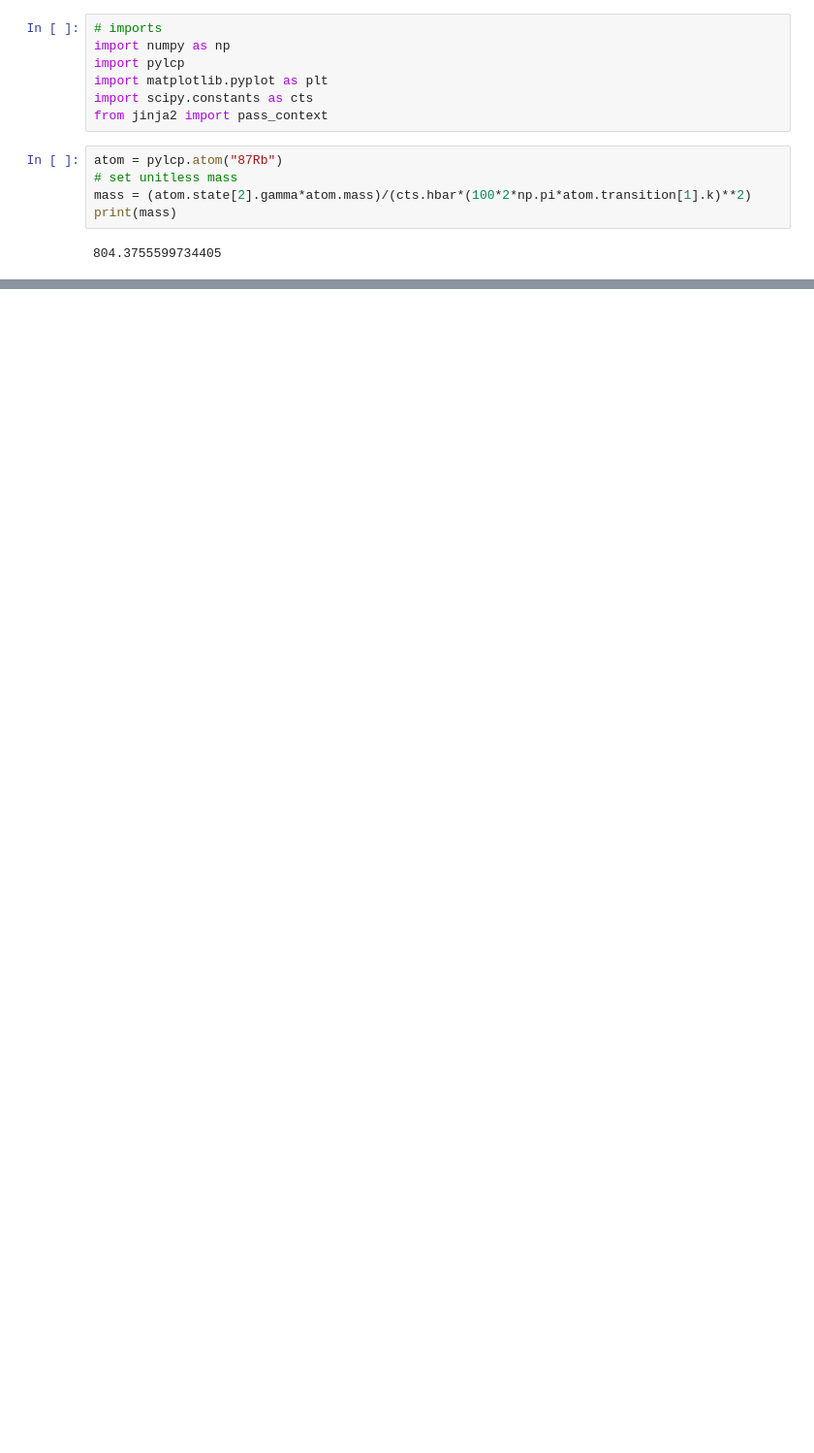
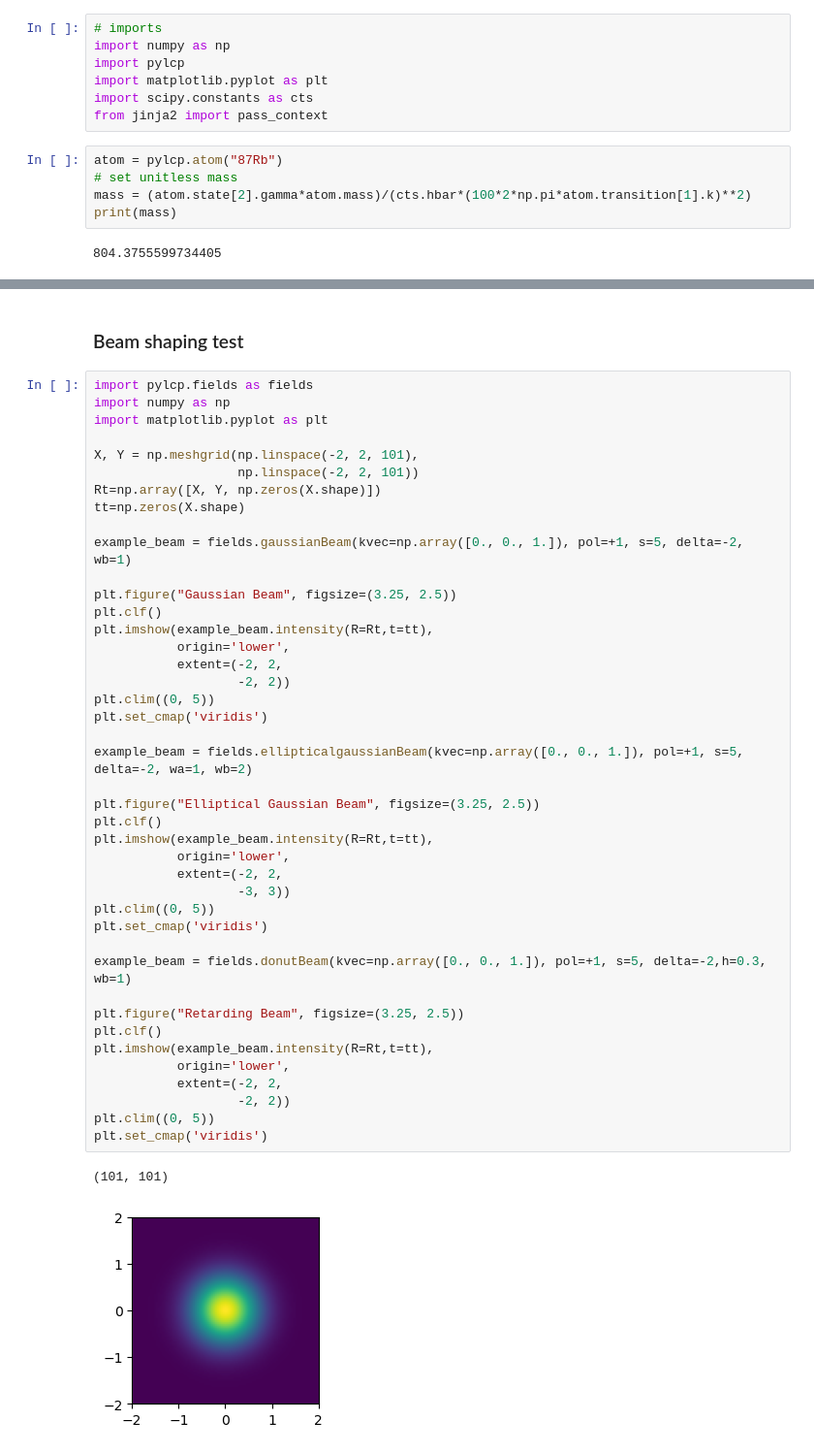
Before and after one commit to 5ikKwon/MOTSimulation, a Jupyter notebook: 2DMOT_test.ipynb, the cells around one changed output, grey strips where cells are left out. Shown at 97% size. Drawn from its saved outputs; the diff is of its cells as text; blank space fills up the shorter version.

```diff
--- a/2DMOT_test.ipynb
+++ b/2DMOT_test.ipynb
@@ -44,0 +61,47 @@ AttributeError: module 'pylcp' has no attribute 'conventional2DMOTBeams'
+# %% [markdown]
+### Beam shaping test
+# %%
+import pylcp.fields as fields
+import numpy as np
+import matplotlib.pyplot as plt
+
+X, Y = np.meshgrid(np.linspace(-2, 2, 101),
+                   np.linspace(-2, 2, 101))
+Rt=np.array([X, Y, np.zeros(X.shape)])
+tt=np.zeros(X.shape)
+
+example_beam = fields.gaussianBeam(kvec=np.array([0., 0., 1.]), pol=+1, s=5, delta=-2, wb=1)
+
+plt.figure("Gaussian Beam", figsize=(3.25, 2.5))
+plt.clf()
+plt.imshow(example_beam.intensity(R=Rt,t=tt),
+           origin='lower',
+           extent=(-2, 2,
+                   -2, 2))
+plt.clim((0, 5))
+plt.set_cmap('viridis')
+
+example_beam = fields.ellipticalgaussianBeam(kvec=np.array([0., 0., 1.]), pol=+1, s=5, delta=-2, wa=1, wb=2)
+
+plt.figure("Elliptical Gaussian Beam", figsize=(3.25, 2.5))
+plt.clf()
+plt.imshow(example_beam.intensity(R=Rt,t=tt),
+           origin='lower',
+           extent=(-2, 2,
+                   -3, 3))
+plt.clim((0, 5))
+plt.set_cmap('viridis')
+
+example_beam = fields.donutBeam(kvec=np.array([0., 0., 1.]), pol=+1, s=5, delta=-2,h=0.3, wb=1)
+
+plt.figure("Retarding Beam", figsize=(3.25, 2.5))
+plt.clf()
+plt.imshow(example_beam.intensity(R=Rt,t=tt),
+           origin='lower',
+           extent=(-2, 2,
+                   -2, 2))
+plt.clim((0, 5))
+plt.set_cmap('viridis')
+# %% [output]
+(101, 101)
+[figure, added]
```
Also changed, not shown: parts of 8 cells of this notebook, 3 other files.
